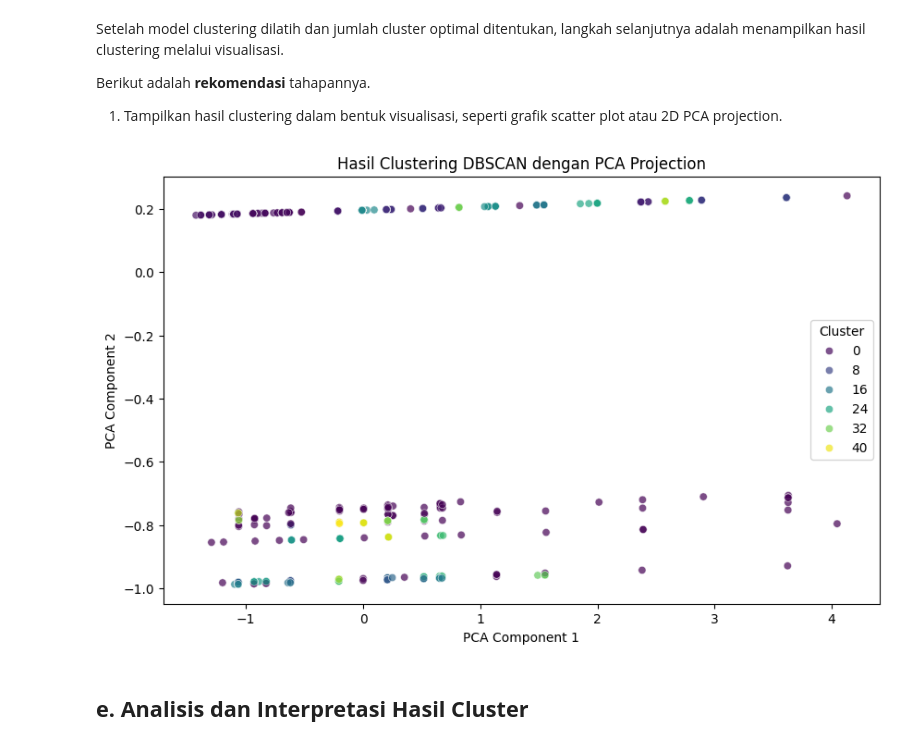
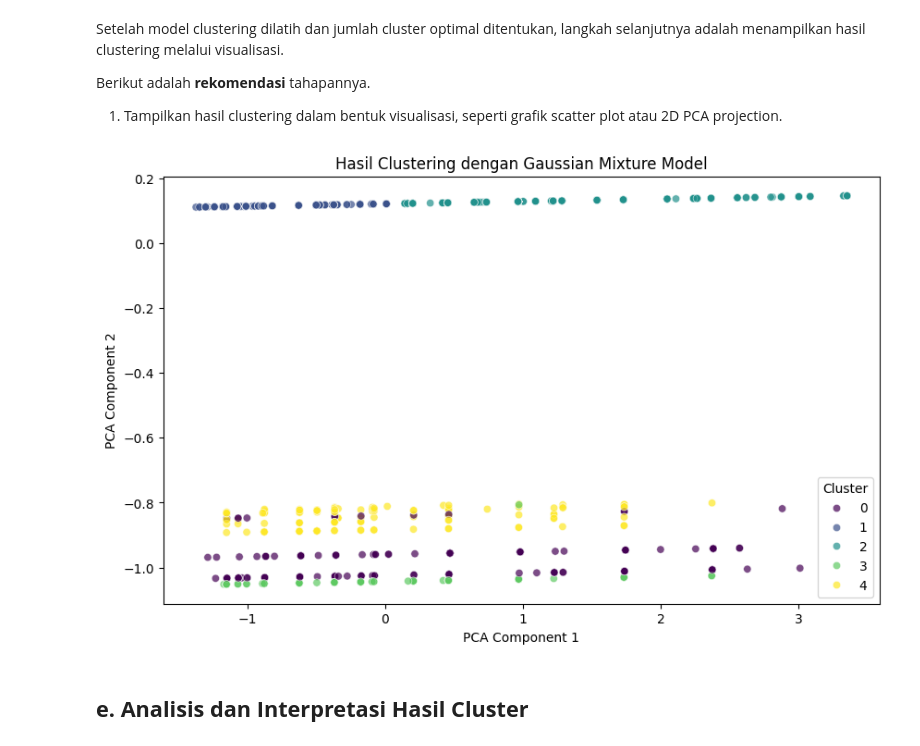
Before and after one commit to Loverzzz/E-commerceSales, a Jupyter notebook: [Clustering]_Submission_Akhir_BMLP_ReynaldoABT.ipynb, the cells around one changed output. Drawn from its saved outputs; the diff is of its cells as text; code cells hidden in the pictures.

```diff
--- a/[Clustering]_Submission_Akhir_BMLP_ReynaldoABT.ipynb
+++ b/[Clustering]_Submission_Akhir_BMLP_ReynaldoABT.ipynb
@@ -77,0 +63,3 @@ print(data_sampled.head())
+# %%
+data_sampled = pd.read_csv('/content/data_sampled.csv', encoding='ISO-8859-1')
+print(data_sampled.head())
@@ -209,3 +219,20 @@ Fitur yang digunakan untuk clustering: ['UnitPrice', 'Country_Austria', 'Country
 Pada tahap ini, Anda membangun model clustering dengan memilih algoritma yang sesuai untuk mengelompokkan data berdasarkan kesamaan. Berikut adalah **rekomendasi** tahapannya.
 1. Pilih algoritma clustering yang sesuai.
 2. Latih model dengan data menggunakan algoritma tersebut.
+# %%
+from sklearn.mixture import GaussianMixture
+from sklearn.metrics import silhouette_score
+
+# Model GMM
+silhouette_scores_gmm = []
+k_range = range(2, 11)  # Range jumlah cluster
+for k in k_range:
+    gmm = GaussianMixture(n_components=k, random_state=42)
+    labels = gmm.fit_predict(data_encoded[features])
+    score = silhouette_score(data_encoded[features], labels)
+    silhouette_scores_gmm.append(score)
+
+# Pilih jumlah cluster optimal berdasarkan Silhouette Score
+optimal_k_gmm = k_range[silhouette_scores_gmm.index(max(silhouette_scores_gmm))]
+print(f"Jumlah cluster optimal dengan GMM: {optimal_k_gmm}")
+print(f"Silhouette Score tertinggi dengan GMM: {max(silhouette_scores_gmm):.3f}")
@@ -212,9 +242,9 @@ Pada tahap ini, Anda membangun model clustering dengan memilih algoritma yang se
 # %%
-# Membuat Model DBSCAN
-dbscan = DBSCAN(eps=0.1, min_samples=3)
-data_encoded['Cluster'] = dbscan.fit_predict(data_encoded[features])
+# Melatih model dengan jumlah cluster optimal
+gmm = GaussianMixture(n_components=optimal_k_gmm, random_state=42)
+data_encoded['Cluster'] = gmm.fit_predict(data_encoded[features])
 
-# Menampilkan Hasil Clustering
+# Menampilkan jumlah data di setiap cluster
 print("Jumlah data di setiap cluster:")
 print(data_encoded['Cluster'].value_counts())
 # %% [output]
@@ -301,23 +290,28 @@ Setelah model clustering dilatih dan jumlah cluster optimal ditentukan, langkah
 Berikut adalah **rekomendasi** tahapannya.
 1. Tampilkan hasil clustering dalam bentuk visualisasi, seperti grafik scatter plot atau 2D PCA projection.
 # %%
+gmm = GaussianMixture(n_components=optimal_k_gmm, random_state=42)
+data_encoded['Cluster_GMM'] = gmm.fit_predict(data_encoded[features])
+
 #Visualisasi Hasil Clustering dengan PCA
-# Reduksi Dimensi Menggunakan PCA
+from sklearn.decomposition import PCA
+import matplotlib.pyplot as plt
+import seaborn as sns
+
 pca = PCA(n_components=2)
 pca_result = pca.fit_transform(data_encoded[features])
 data_encoded['PCA1'] = pca_result[:, 0]
 data_encoded['PCA2'] = pca_result[:, 1]
 
-# Visualisasi Hasil Clustering
 plt.figure(figsize=(10, 6))
-sns.scatterplot(data=data_encoded, x='PCA1', y='PCA2', hue='Cluster', palette='viridis', alpha=0.7)
-plt.title('Hasil Clustering DBSCAN dengan PCA Projection')
+sns.scatterplot(data=data_encoded, x='PCA1', y='PCA2', hue='Cluster_GMM', palette='viridis', alpha=0.7)
+plt.title('Hasil Clustering dengan Gaussian Mixture Model')
 plt.xlabel('PCA Component 1')
 plt.ylabel('PCA Component 2')
 plt.legend(title='Cluster')
 plt.show()
 # %% [output]
-[figure, old version]
+[figure, new version]
 # %% [markdown]
 ## **e. Analisis dan Interpretasi Hasil Cluster**
 # %% [markdown]
```
Also changed, not shown: parts of 15 cells of this notebook.
